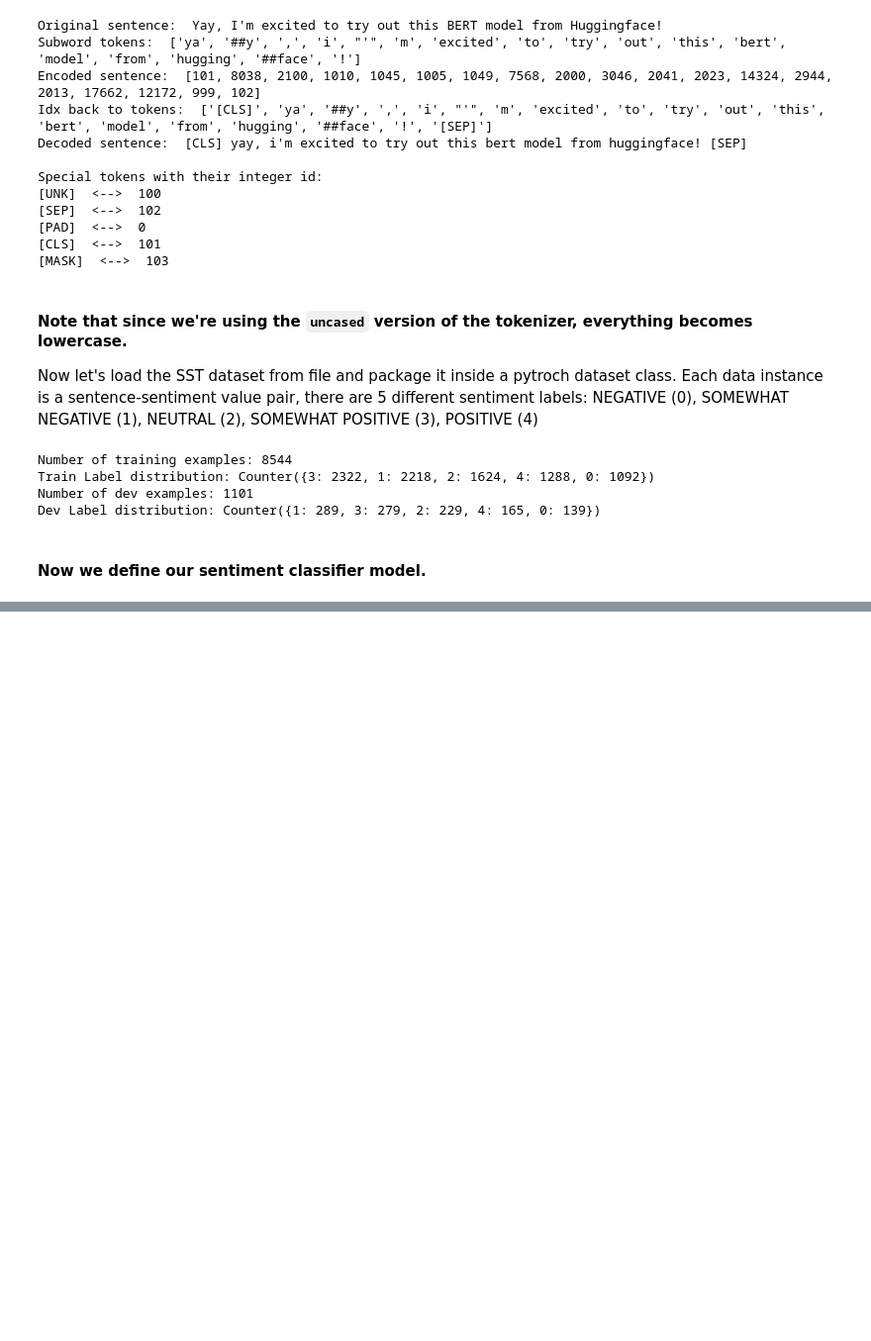
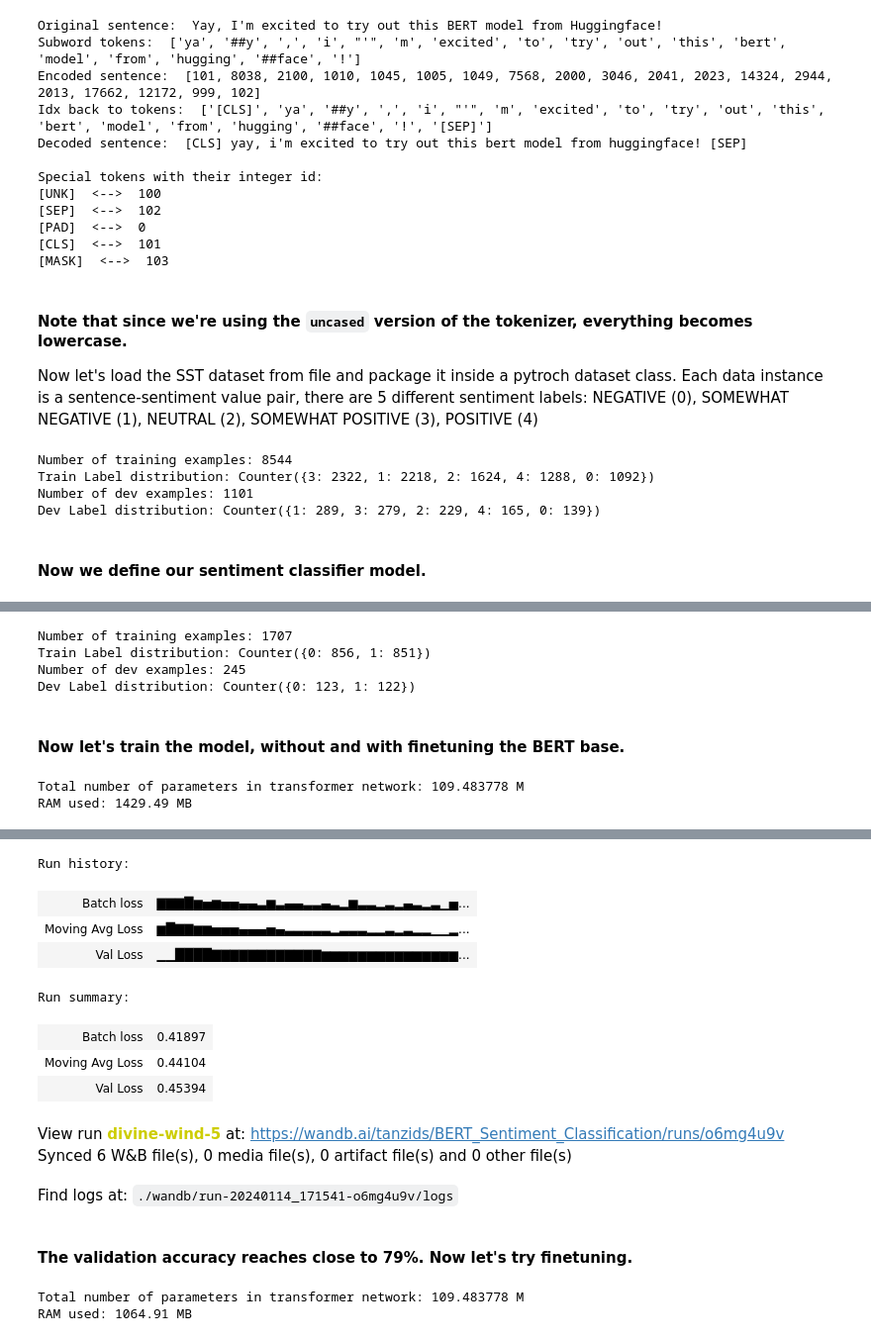
Before and after one commit to tsultan16/NLP, a Jupyter notebook: BERT/sentiment_classifier.ipynb, the cells around one changed output, grey strips where cells are left out. Shown at 99% size. Drawn from its saved outputs; the diff is of its cells as text; code cells hidden in the pictures; blank space fills up the shorter version.

Commit message:
completed finetuning on SST and CFIMDB datasets

```diff
--- a/BERT/sentiment_classifier.ipynb
+++ b/BERT/sentiment_classifier.ipynb
@@ -281,0 +398,38 @@ train(model, optimizer, train_dataloader, val_dataloader, device=DEVICE, num_epo
+# %%
+cfimdb_train, train_label_distribution = load_data_cfimdb(split="train")
+cfimdb_dev, dev_label_distribution = load_data_cfimdb(split="dev")
+
+print(f"Number of training examples: {len(cfimdb_train)}")
+print(f"Train Label distribution: {train_label_distribution}")
+print(f"Number of dev examples: {len(cfimdb_dev)}")
+print(f"Dev Label distribution: {dev_label_distribution}")
+# %% [output]
+Number of training examples: 1707
+Train Label distribution: Counter({0: 856, 1: 851})
+Number of dev examples: 245
+Dev Label distribution: Counter({0: 123, 1: 122})
+# %% [markdown]
+#### Now let's train the model, without and with finetuning the BERT base.
+# %%
+B = 32
+max_length = 128
+learning_rate = 5e-4
+DEVICE = "cuda"
+
+train_dataset = SSTDataset(cfimdb_train, max_length=max_length)
+val_dataset = SSTDataset(cfimdb_dev, max_length=max_length)
+train_dataloader = DataLoader(train_dataset, batch_size=B, shuffle=True, pin_memory=True, num_workers=2, collate_fn=train_dataset.collate_fn)
+val_dataloader = DataLoader(val_dataset, batch_size=B, shuffle=True, pin_memory=True, num_workers=2, collate_fn=val_dataset.collate_fn)
+
+# model with finetuning disabled
+model = BERTSentimentClassifier(num_classes=2, finetune=False).to(DEVICE)
+optimizer = torch.optim.AdamW(model.parameters(), lr=learning_rate)
+scheduler =  torch.optim.lr_scheduler.StepLR(optimizer, step_size=100, gamma=0.95)
+#model, optimizer = load_model_checkpoint(model, optimizer)
+
+num_params = sum(p.numel() for p in model.parameters())
+print(f"Total number of parameters in transformer network: {num_params/1e6} M")
+print(f"RAM used: {psutil.Process().memory_info().rss / (1024 * 1024):.2f} MB")
+# %% [output]
+Total number of parameters in transformer network: 109.483778 M
+RAM used: 1429.49 MB
@@ -281,0 +438,3 @@ train(model, optimizer, train_dataloader, val_dataloader, device=DEVICE, num_epo
+# %%
+wandb.finish()
+# %% [output]
@@ -281,0 +442,36 @@ train(model, optimizer, train_dataloader, val_dataloader, device=DEVICE, num_epo
+Run history:
+| Batch loss | ▇▇▇█▆▅▆▅▅▄▄▃▆▃▄▄▃▃▄▃▂▆▃▃▂▃▂▄▃▂▃▁▅... |
+| Moving Avg Loss | ▆█▇▇▆▆▅▅▅▄▄▄▅▄▃▃▃▃▃▂▃▃▃▂▂▃▂▃▂▂▁▁▂... |
+| Val Loss | ▁▁████▇▇▇▇▇▇▇▇▇▇▇▇▆▆▆▆▆▆▆▆▆▆▆▆▆▆▆... |
+Run summary:
+| Batch loss | 0.41897 |
+| Moving Avg Loss | 0.44104 |
+| Val Loss | 0.45394 |
+View run divine-wind-5 at: https://wandb.ai/tanzids/BERT_Sentiment_Classification/runs/o6mg4u9v
+Synced 6 W&B file(s), 0 media file(s), 0 artifact file(s) and 0 other file(s)
+Find logs at: ./wandb/run-20240114_171541-o6mg4u9v/logs
+# %% [markdown]
+#### The validation accuracy reaches close to 79%. Now let's try finetuning.
+# %%
+B = 32
+max_length = 128
+learning_rate = 4e-6
+DEVICE = "cuda"
+
+train_dataset = SSTDataset(cfimdb_train, max_length=max_length)
+val_dataset = SSTDataset(cfimdb_dev, max_length=max_length)
+train_dataloader = DataLoader(train_dataset, batch_size=B, shuffle=True, pin_memory=True, num_workers=2, collate_fn=train_dataset.collate_fn)
+val_dataloader = DataLoader(val_dataset, batch_size=B, shuffle=True, pin_memory=True, num_workers=2, collate_fn=val_dataset.collate_fn)
+
+# model with finetuning disabled
+model = BERTSentimentClassifier(num_classes=2, finetune=True, dropout_rate=0.2).to(DEVICE)
+optimizer = torch.optim.AdamW(model.parameters(), lr=learning_rate)
+scheduler =  torch.optim.lr_scheduler.StepLR(optimizer, step_size=100, gamma=0.95)
+#model, optimizer = load_model_checkpoint(model, optimizer)
+
+num_params = sum(p.numel() for p in model.parameters())
+print(f"Total number of parameters in transformer network: {num_params/1e6} M")
+print(f"RAM used: {psutil.Process().memory_info().rss / (1024 * 1024):.2f} MB")
+# %% [output]
+Total number of parameters in transformer network: 109.483778 M
+RAM used: 1064.91 MB
```
Also changed, not shown: parts of 19 cells of this notebook.
